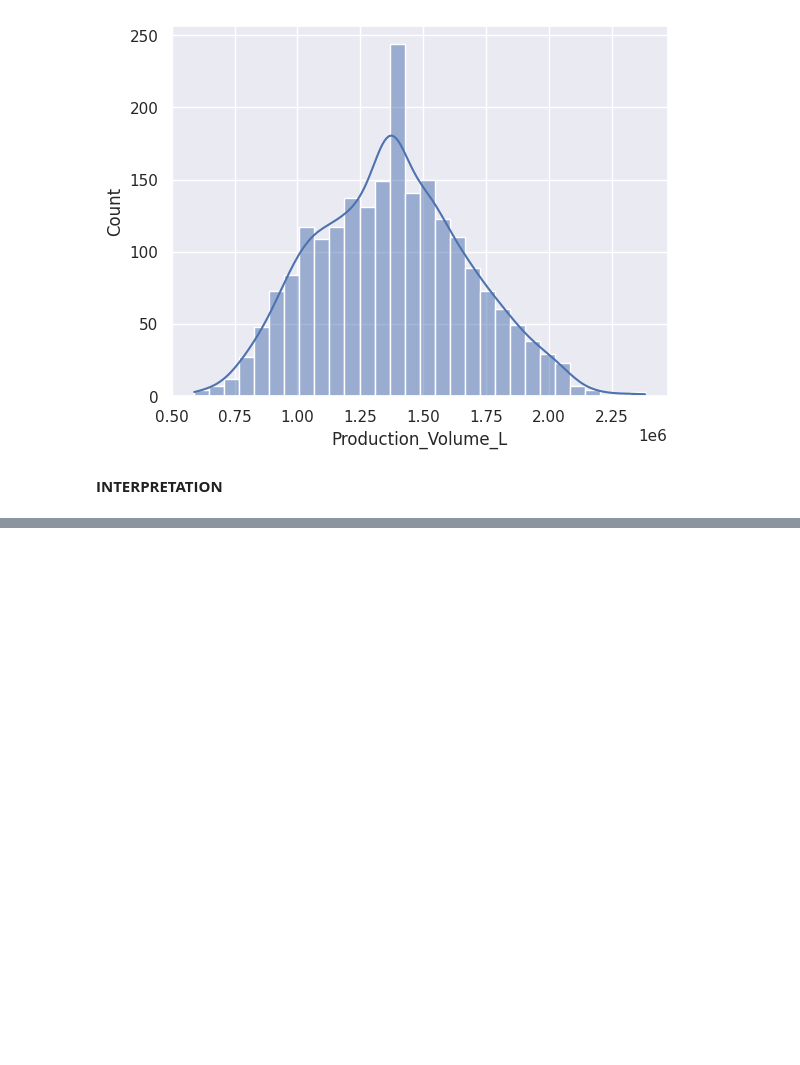
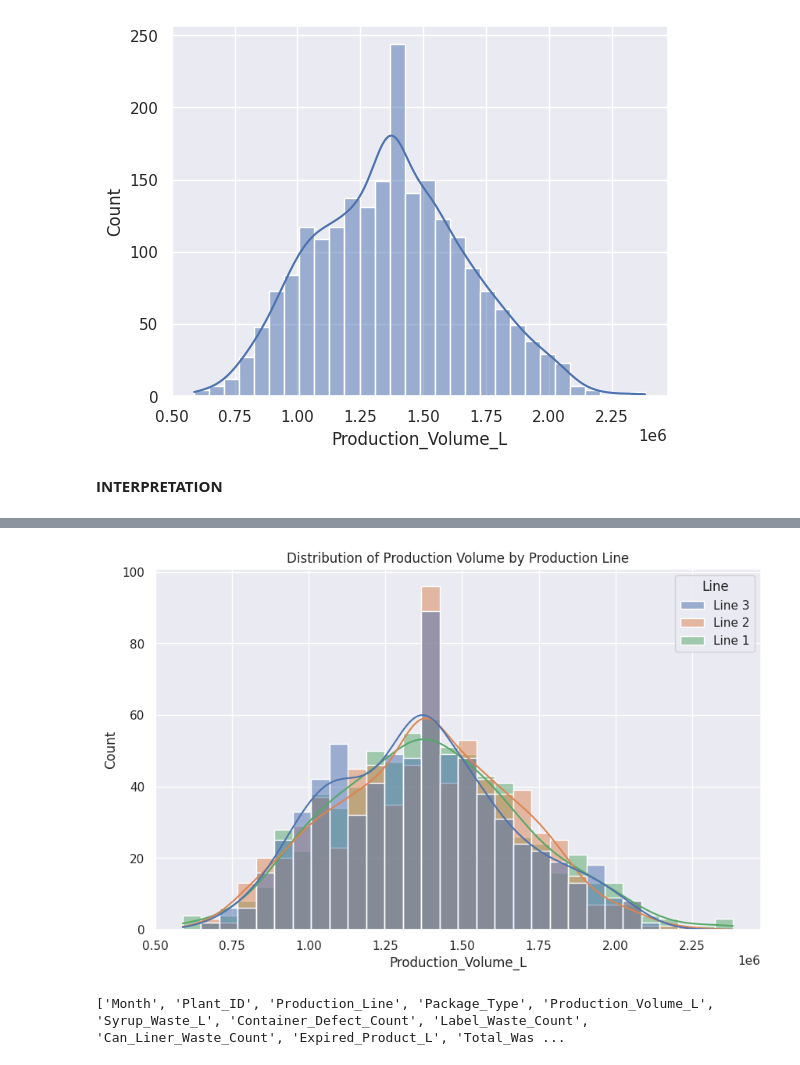
Before and after one commit to romeofopa/DA-Projects, a Jupyter notebook: Waste_Reduction_Operational_Efficiency_And_Predictive_Maintenance_In_Beverage_Company.ipynb, the cells around one changed output, grey strips where cells are left out. Saved outputs shown, nothing was run; the diff lists cells and outputs as text; code cells hidden in the pictures; blank space fills up the shorter version.

```diff
--- a/Waste_Reduction_Operational_Efficiency_And_Predictive_Maintenance_In_Beverage_Company.ipynb
+++ b/Waste_Reduction_Operational_Efficiency_And_Predictive_Maintenance_In_Beverage_Company.ipynb
@@ -846,0 +878,20 @@ sns.histplot(data=data, x='Production_Volume_L', bins=30, kde=True)
+# %%
+import numpy as np
+
+data['Line'] = np.random.choice(['Line 1','Line 2','Line 3'], size=len(data))
+# %%
+import seaborn as sns
+import matplotlib.pyplot as plt
+
+plt.figure(figsize=(10,6))
+
+sns.histplot(data=data, x='Production_Volume_L', hue='Line', bins=30, kde=True)
+
+plt.title("Distribution of Production Volume by Production Line")
+plt.show()
+# %% [output]
+[figure, added]
+# %%
+print(data.columns.tolist())
+# %% [output]
+['Month', 'Plant_ID', 'Production_Line', 'Package_Type', 'Production_Volume_L', 'Syrup_Waste_L', 'Container_Defect_Count', 'Label_Waste_Count', 'Can_Liner_Waste_Count', 'Expired_Product_L', 'Total_Was ...
```
Also changed, not shown: parts of 20 cells of this notebook.
